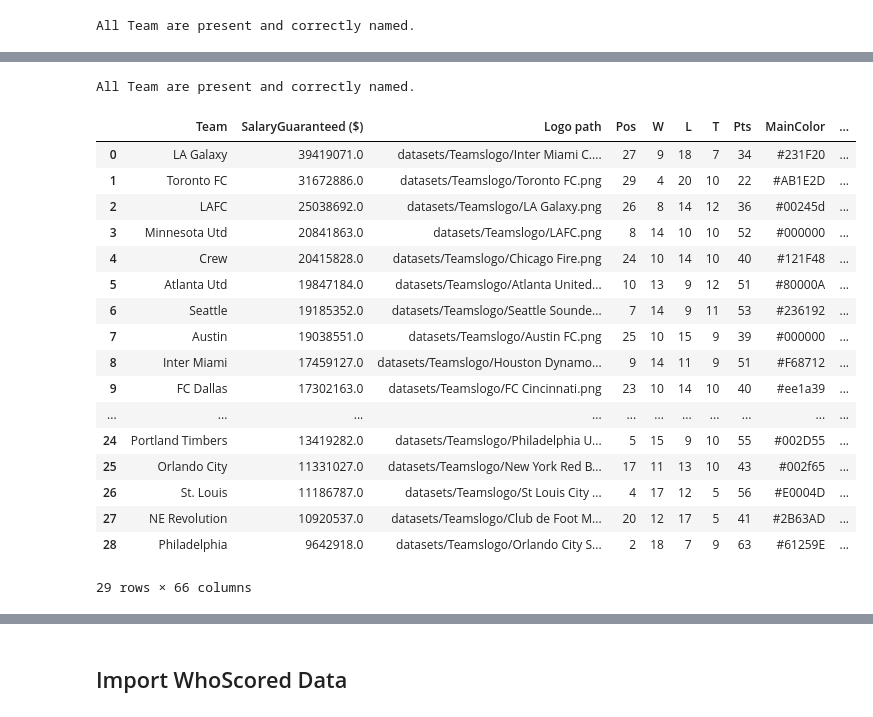
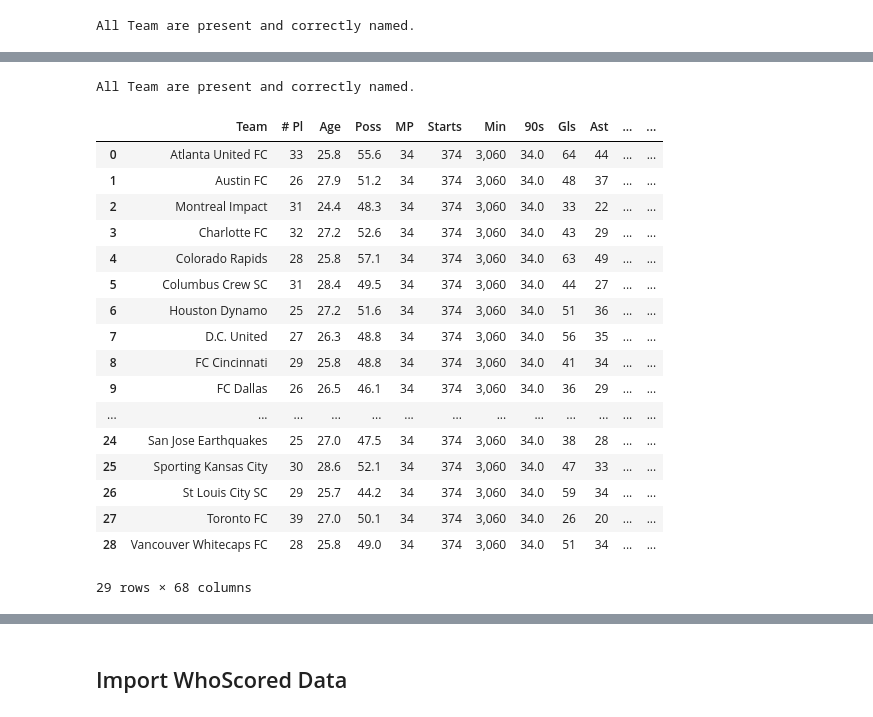
Before and after one commit to akyuzdilhan/FootballDataLab, a Jupyter notebook: DataPreparation.ipynb, the cells around one changed output, grey strips where cells are left out. Cells and saved outputs as stored; diff of their text form; code cells hidden in the pictures.

```diff
--- a/DataPreparation.ipynb
+++ b/DataPreparation.ipynb
@@ -185,3 +254,4 @@ for filename in os.listdir(folder_destination):
         team_logos.append({'Team': team_name, 'Logo path': image_path})
 
 logos_df = pd.DataFrame(team_logos)
+logos_df = logos_df[logos_df['Team'] != 'San Diego FC']
@@ -198,10 +258,10 @@ compare_teams(mls_table, logos_df, df1_name='MLS Table', df2_name='Logo Table')
 # %%
 team_name_mappingSC = {
-    "Club de Foot Montreal": "Montreal Impact",
+    "CF Montreal": "Montreal Impact",
 }
 logos_df['Team'] = logos_df['Team'].replace(team_name_mappingSC)
-logos_df = align_and_merge_teams(logos_df, mls_table)
-logos_df = align_and_merge_teams(total_salary_by_club, logos_df)
+mls_table = align_and_merge_teams(mls_table, logos_df)
+mls_table = align_and_merge_teams(total_salary_by_club, mls_table)
 # %% [output]
 All Team are present and correctly named.
 All Team are present and correctly named.
@@ -335,32 +376,51 @@ compare_teams(df_team_Fbref, logos_df, df1_name='Fbref Table', df2_name='Logo Ta
 # %%
 team_name_mappingFL = {
+    "CF Montréal": "Montreal Impact",
+    "Crew": "Columbus Crew SC",
+    "Dynamo FC": "Houston Dynamo",
+    "Inter Miami": "Inter Miami C.F.",
+    "Rapids": "Colorado Rapids",
+    "Nashville": "Nashville SC",
     "NY Red Bulls": "New York Red Bulls",
+    "Atlanta Utd": "Atlanta United FC",
+    "Austin": "Austin FC",
+    "Charlotte": "Charlotte FC",
+    "Columbus Crew": "Columbus Crew SC",
+    "Los Angeles FC": "LAFC",
+    "Minnesota Utd": "Minnesota United FC",
     "NYCFC": "New York City FC",
-    "CF Montréal": "Montreal Impact",
+    "New England": "New England Revolution",
+    "Orlando City": "Orlando City SC",
+    "Philadelphia": "Philadelphia Union",
+    "San Jose": "San Jose Earthquakes",
+    "Seattle": "Seattle Sounders FC",
+    "Sporting KC": "Sporting Kansas City",
+    "St. Louis": "St Louis City SC",
+    "Vancouver": "Vancouver Whitecaps FC"
 }
 df_team_Fbref['Team'] = df_team_Fbref['Team'].replace(team_name_mappingFL)
-df_team_Fbref = align_and_merge_teams(logos_df, df_team_Fbref)
+df_team_Fbref = align_and_merge_teams(df_team_Fbref, mls_table)
 df_team_Fbref.drop(columns=["Pld", "GF", "GA", "GD"])
 # %% [output]
 All Team are present and correctly named.
-|  | Team | SalaryGuaranteed ($) | Logo path | Pos | W | L | T | Pts | MainColor | ... |
-| 0 | LA Galaxy | 39419071.0 | datasets/Teamslogo/Inter Miami C.... | 27 | 9 | 18 | 7 | 34 | #231F20 | ... |
-| 1 | Toronto FC | 31672886.0 | datasets/Teamslogo/Toronto FC.png | 29 | 4 | 20 | 10 | 22 | #AB1E2D | ... |
-| 2 | LAFC | 25038692.0 | datasets/Teamslogo/LA Galaxy.png | 26 | 8 | 14 | 12 | 36 | #00245d | ... |
-| 3 | Minnesota Utd | 20841863.0 | datasets/Teamslogo/LAFC.png | 8 | 14 | 10 | 10 | 52 | #000000 | ... |
-| 4 | Crew | 20415828.0 | datasets/Teamslogo/Chicago Fire.png | 24 | 10 | 14 | 10 | 40 | #121F48 | ... |
-| 5 | Atlanta Utd | 19847184.0 | datasets/Teamslogo/Atlanta United... | 10 | 13 | 9 | 12 | 51 | #80000A | ... |
-| 6 | Seattle | 19185352.0 | datasets/Teamslogo/Seattle Sounde... | 7 | 14 | 9 | 11 | 53 | #236192 | ... |
-| 7 | Austin | 19038551.0 | datasets/Teamslogo/Austin FC.png | 25 | 10 | 15 | 9 | 39 | #000000 | ... |
-| 8 | Inter Miami | 17459127.0 | datasets/Teamslogo/Houston Dynamo... | 9 | 14 | 11 | 9 | 51 | #F68712 | ... |
-| 9 | FC Dallas | 17302163.0 | datasets/Teamslogo/FC Cincinnati.png | 23 | 10 | 14 | 10 | 40 | #ee1a39 | ... |
-| ... | ... | ... | ... | ... | ... | ... | ... | ... | ... | ... |
-| 24 | Portland Timbers | 13419282.0 | datasets/Teamslogo/Philadelphia U... | 5 | 15 | 9 | 10 | 55 | #002D55 | ... |
-| 25 | Orlando City | 11331027.0 | datasets/Teamslogo/New York Red B... | 17 | 11 | 13 | 10 | 43 | #002f65 | ... |
-| 26 | St. Louis | 11186787.0 | datasets/Teamslogo/St Louis City ... | 4 | 17 | 12 | 5 | 56 | #E0004D | ... |
-| 27 | NE Revolution | 10920537.0 | datasets/Teamslogo/Club de Foot M... | 20 | 12 | 17 | 5 | 41 | #2B63AD | ... |
-| 28 | Philadelphia | 9642918.0 | datasets/Teamslogo/Orlando City S... | 2 | 18 | 7 | 9 | 63 | #61259E | ... |
+|  | Team | # Pl | Age | Poss | MP | Starts | Min | 90s | Gls | Ast | ... | ... |
+| 0 | Atlanta United FC | 33 | 25.8 | 55.6 | 34 | 374 | 3,060 | 34.0 | 64 | 44 | ... | ... |
+| 1 | Austin FC | 26 | 27.9 | 51.2 | 34 | 374 | 3,060 | 34.0 | 48 | 37 | ... | ... |
+| 2 | Montreal Impact | 31 | 24.4 | 48.3 | 34 | 374 | 3,060 | 34.0 | 33 | 22 | ... | ... |
+| 3 | Charlotte FC | 32 | 27.2 | 52.6 | 34 | 374 | 3,060 | 34.0 | 43 | 29 | ... | ... |
+| 4 | Colorado Rapids | 28 | 25.8 | 57.1 | 34 | 374 | 3,060 | 34.0 | 63 | 49 | ... | ... |
+| 5 | Columbus Crew SC | 31 | 28.4 | 49.5 | 34 | 374 | 3,060 | 34.0 | 44 | 27 | ... | ... |
+| 6 | Houston Dynamo | 25 | 27.2 | 51.6 | 34 | 374 | 3,060 | 34.0 | 51 | 36 | ... | ... |
+| 7 | D.C. United | 27 | 26.3 | 48.8 | 34 | 374 | 3,060 | 34.0 | 56 | 35 | ... | ... |
+| 8 | FC Cincinnati | 29 | 25.8 | 48.8 | 34 | 374 | 3,060 | 34.0 | 41 | 34 | ... | ... |
+| 9 | FC Dallas | 26 | 26.5 | 46.1 | 34 | 374 | 3,060 | 34.0 | 36 | 29 | ... | ... |
+| ... | ... | ... | ... | ... | ... | ... | ... | ... | ... | ... | ... | ... |
+| 24 | San Jose Earthquakes | 25 | 27.0 | 47.5 | 34 | 374 | 3,060 | 34.0 | 38 | 28 | ... | ... |
+| 25 | Sporting Kansas City | 30 | 28.6 | 52.1 | 34 | 374 | 3,060 | 34.0 | 47 | 33 | ... | ... |
+| 26 | St Louis City SC | 29 | 25.7 | 44.2 | 34 | 374 | 3,060 | 34.0 | 59 | 34 | ... | ... |
+| 27 | Toronto FC | 39 | 27.0 | 50.1 | 34 | 374 | 3,060 | 34.0 | 26 | 20 | ... | ... |
+| 28 | Vancouver Whitecaps FC | 28 | 25.8 | 49.0 | 34 | 374 | 3,060 | 34.0 | 51 | 34 | ... | ... |
-29 rows × 66 columns
+29 rows × 68 columns
 # %%
 def convert_columns_to_numeric(df, columns):
     """
```
Also changed, not shown: parts of 15 cells of this notebook, 44 other files.
